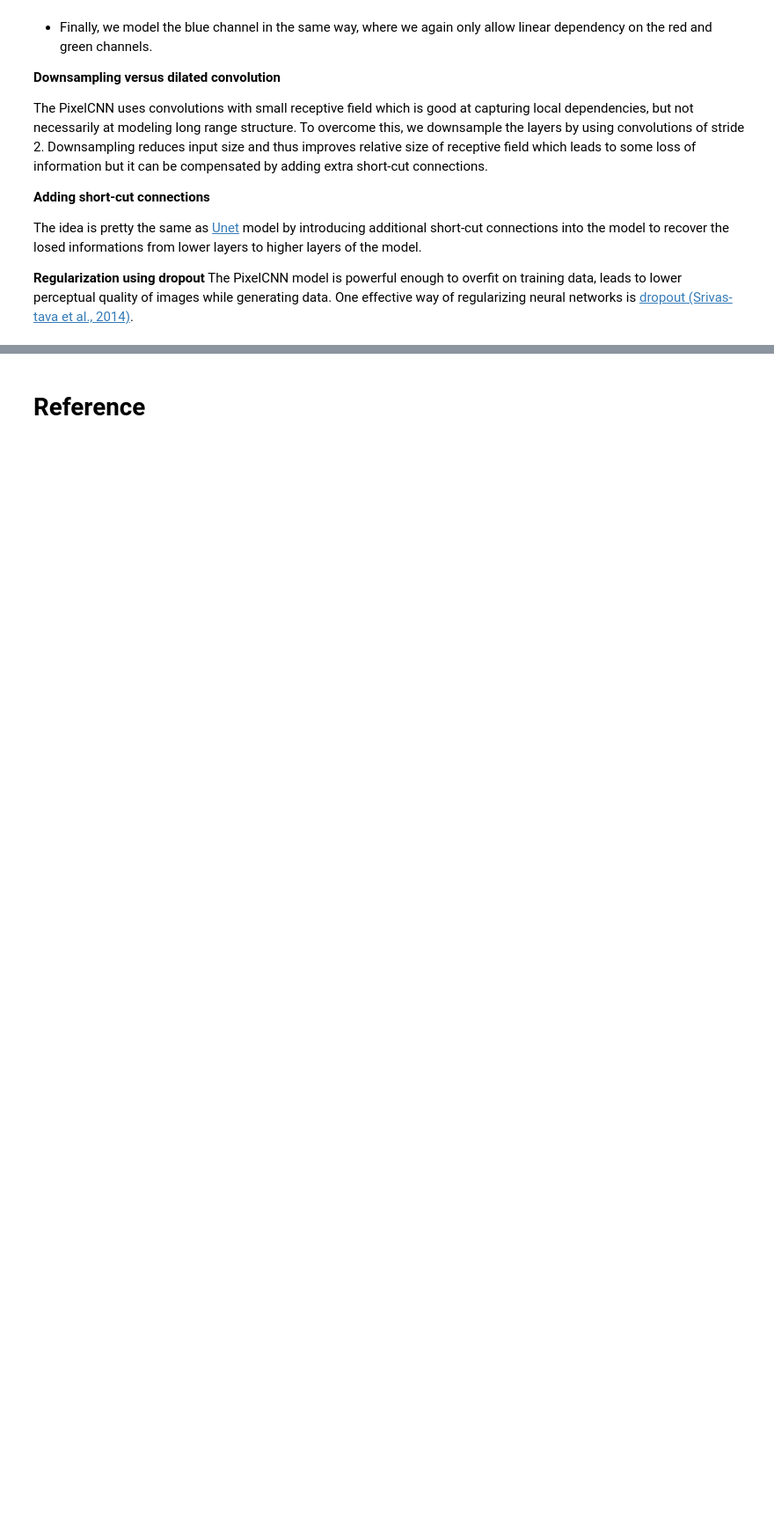
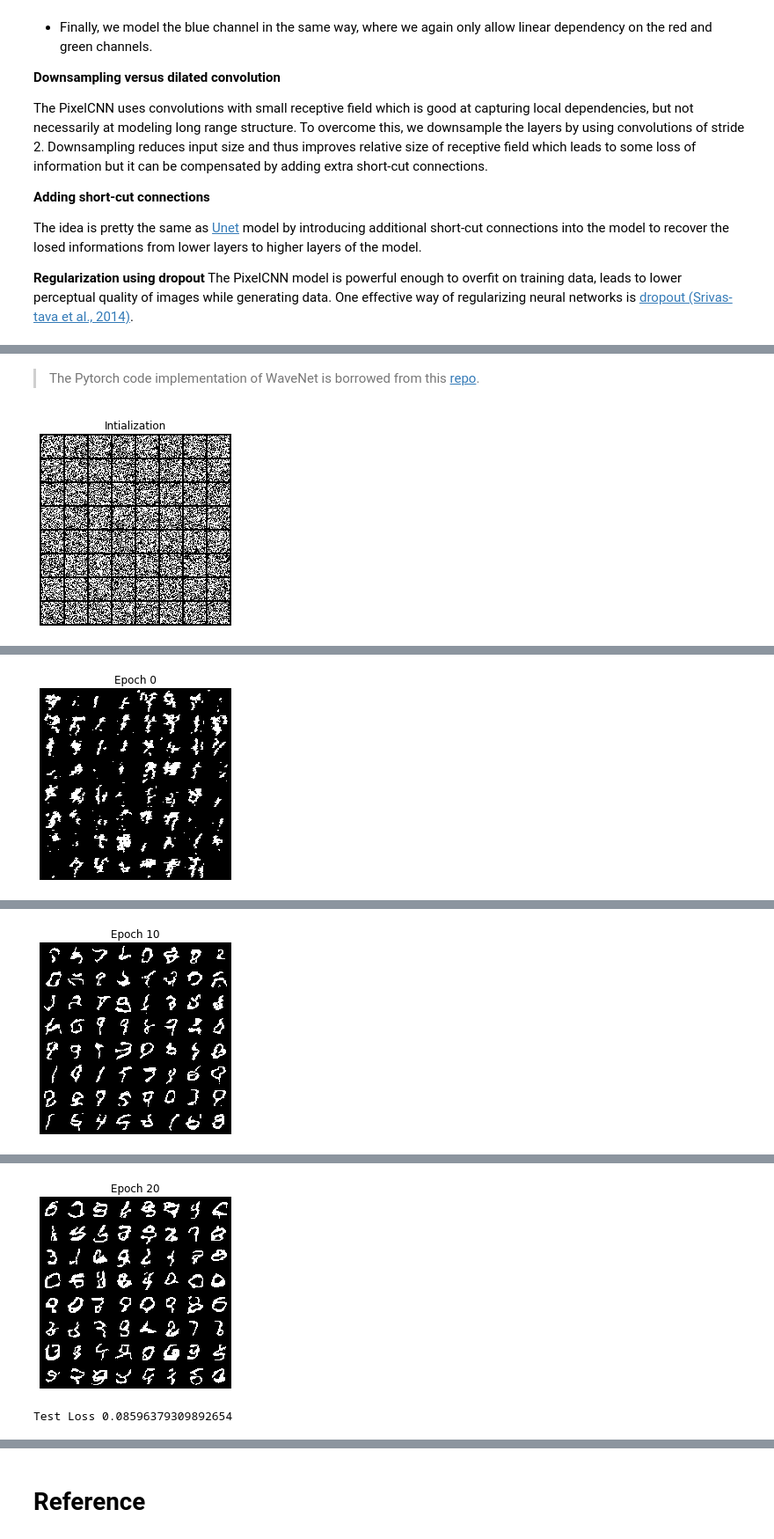
Before and after one commit to mrtunguyen/blog, a Jupyter notebook: _notebooks/2020-05-20-Autoregressive-Generative-Models.ipynb, the cells around one changed output, grey strips where cells are left out. Shown at 88% size. Cells and saved outputs as stored; diff of their text form; code cells hidden in the pictures; blank space fills up the shorter version.

```diff
--- a/_notebooks/2020-05-20-Autoregressive-Generative-Models.ipynb
+++ b/_notebooks/2020-05-20-Autoregressive-Generative-Models.ipynb
@@ -542,0 +654,2 @@ The PixelCNN model is powerful enough to overfit on training data, leads to  low
+# %% [markdown]
+>The Pytorch code implementation of WaveNet is borrowed from this [repo](https://github.com/ryujaehun/wavenet).
@@ -542,0 +746,8 @@ The PixelCNN model is powerful enough to overfit on training data, leads to  low
+# %%
+train_args = {'epochs': 21, 'lr': 0.0002}
+device = 'cuda' if torch.cuda.is_available() else 'cpu'
+model = WaveNet(device).to(device)
+# %%
+train_epochs(model, train_loader, test_loader, train_args)
+# %% [output]
+[figure, added]
@@ -542,0 +755 @@ The PixelCNN model is powerful enough to overfit on training data, leads to  low
+[figure, added]
@@ -542,0 +757 @@ The PixelCNN model is powerful enough to overfit on training data, leads to  low
+[figure, added]
@@ -542,0 +759,2 @@ The PixelCNN model is powerful enough to overfit on training data, leads to  low
+[figure, added]
+Test Loss 0.08596379309892654
```
Also changed, not shown: parts of 37 cells of this notebook, 17 other files.
